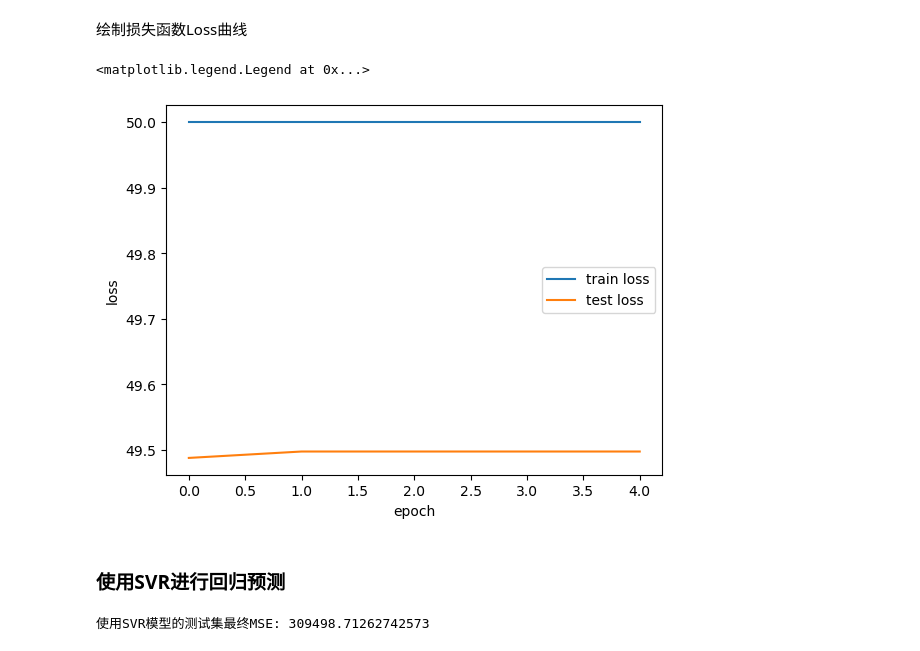
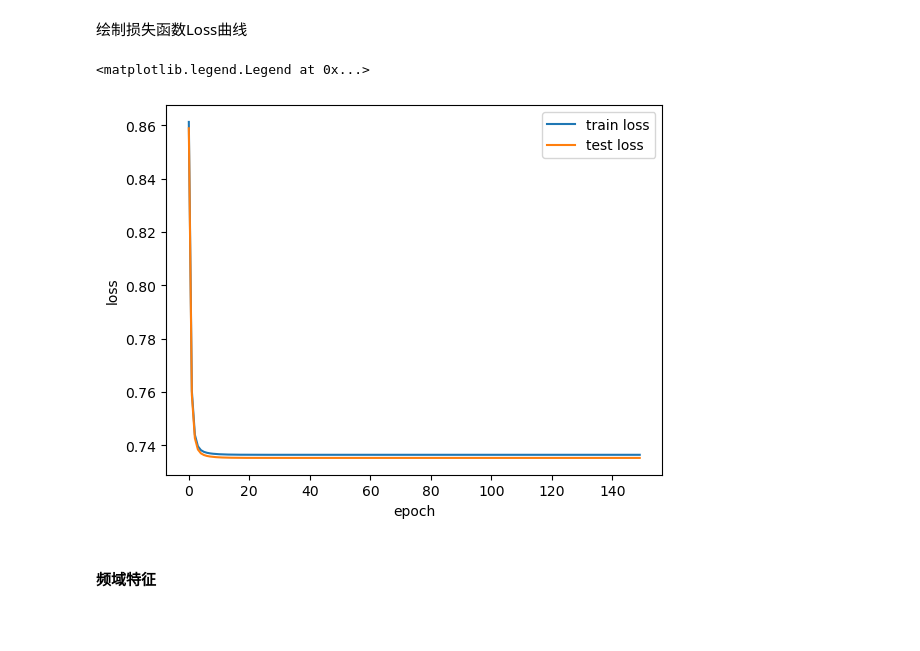
Before and after one commit to wyfdapig/learn_code, a Jupyter notebook: TStest/test3/homework3.ipynb, the cells around one changed output. Cells and saved outputs as stored; diff of their text form; code cells hidden in the pictures; blank space fills up the shorter version.

```diff
--- a/TStest/test3/homework3.ipynb
+++ b/TStest/test3/homework3.ipynb
@@ -78,6 +81,11 @@ for channel in range(X_test.shape[2]):
 
 X_train_apen = np.array(X_train_apen).reshape(X_train.shape[0], X_train.shape[2])
 X_test_apen = np.array(X_test_apen).reshape(X_test.shape[0], X_test.shape[2])
+X_train_apen = torch.tensor(X_train_apen, dtype=torch.double)
+X_test_apen = torch.tensor(X_test_apen, dtype=torch.double)
+
+train_dataset = TensorDataset(X_train_apen, y_train)
+data_loader_apen = DataLoader(train_dataset, batch_size=1, shuffle=False)
 
 X_train_apen.shape, X_test_apen.shape
 # %% [output]
@@ -299,7 +315,7 @@ plt.legend()
 #### 熵类特征
 # %%
 # 定义模型输入、输出、隐藏层维度
-num_inputs, num_outputs, num_hiddens = 6, 1, 3
+num_inputs, num_outputs, num_hiddens = 6, 1, 16
 
 # 定义模型
 net = nn.Sequential(
@@ -312,5 +328,5 @@ net = nn.Sequential(
 # %% [markdown]
 训练模型
 # %%
-train_loss, test_loss = train(X_train_mean, y_train, X_test_mean, y_test, net)
+train_loss, test_loss = train(data_loader_apen, X_train_apen, y_train, X_test_apen, y_test, net)
 # %% [output]
@@ -318,29 +350,14 @@ ValueError: not enough values to unpack (expected 2, got 1)
 # %% [markdown]
 绘制损失函数Loss曲线
 # %%
-x = np.arange(5)
+x = np.arange(150)
 plt.plot(x, train_loss, label='train loss', linewidth=1.5)
 plt.plot(x, test_loss, label='test loss', linewidth=1.5)
 plt.xlabel('epoch')
 plt.ylabel('loss')
 plt.legend()
 # %% [output]
 <matplotlib.legend.Legend at 0x...>
-[figure, old version]
+[figure, new version]
 # %% [markdown]
-### 使用SVR进行回归预测
+#### 频域特征
-# %%
-from sklearn.svm import SVR
-from sklearn.metrics import mean_squared_error as mse
-
-model = SVR(kernel='linear')
-# 模型训练
-model.fit(train_feature, train_label)
-# 测试集预测
-test_predict = model.predict(test_feature)
-# 计算mse
-mse = mse(test_label, test_predict)
-
-print('使用SVR模型的测试集最终MSE:', mse)
-# %% [output]
-使用SVR模型的测试集最终MSE: 309498.71262742573
```
Also changed, not shown: parts of 35 cells of this notebook.
